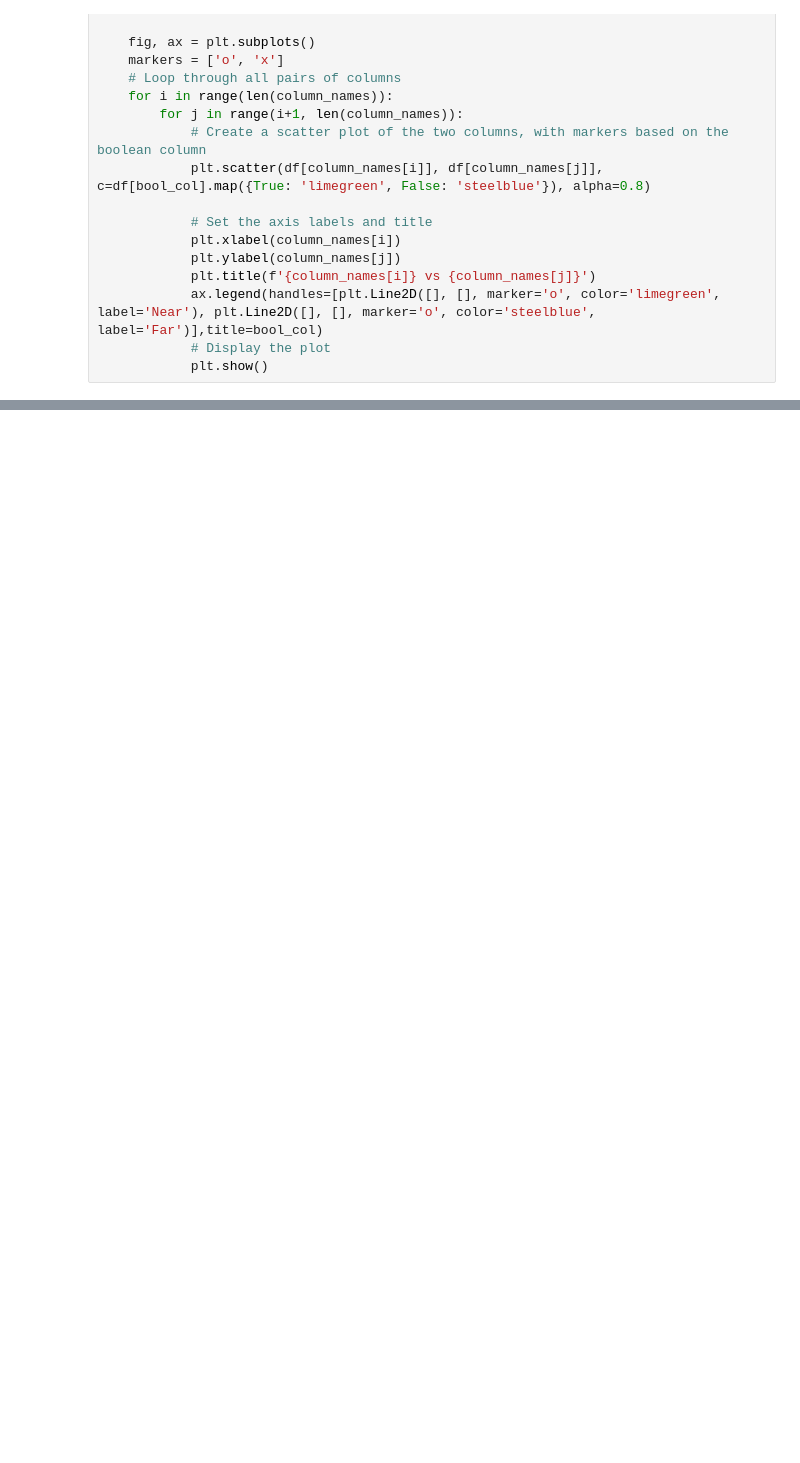
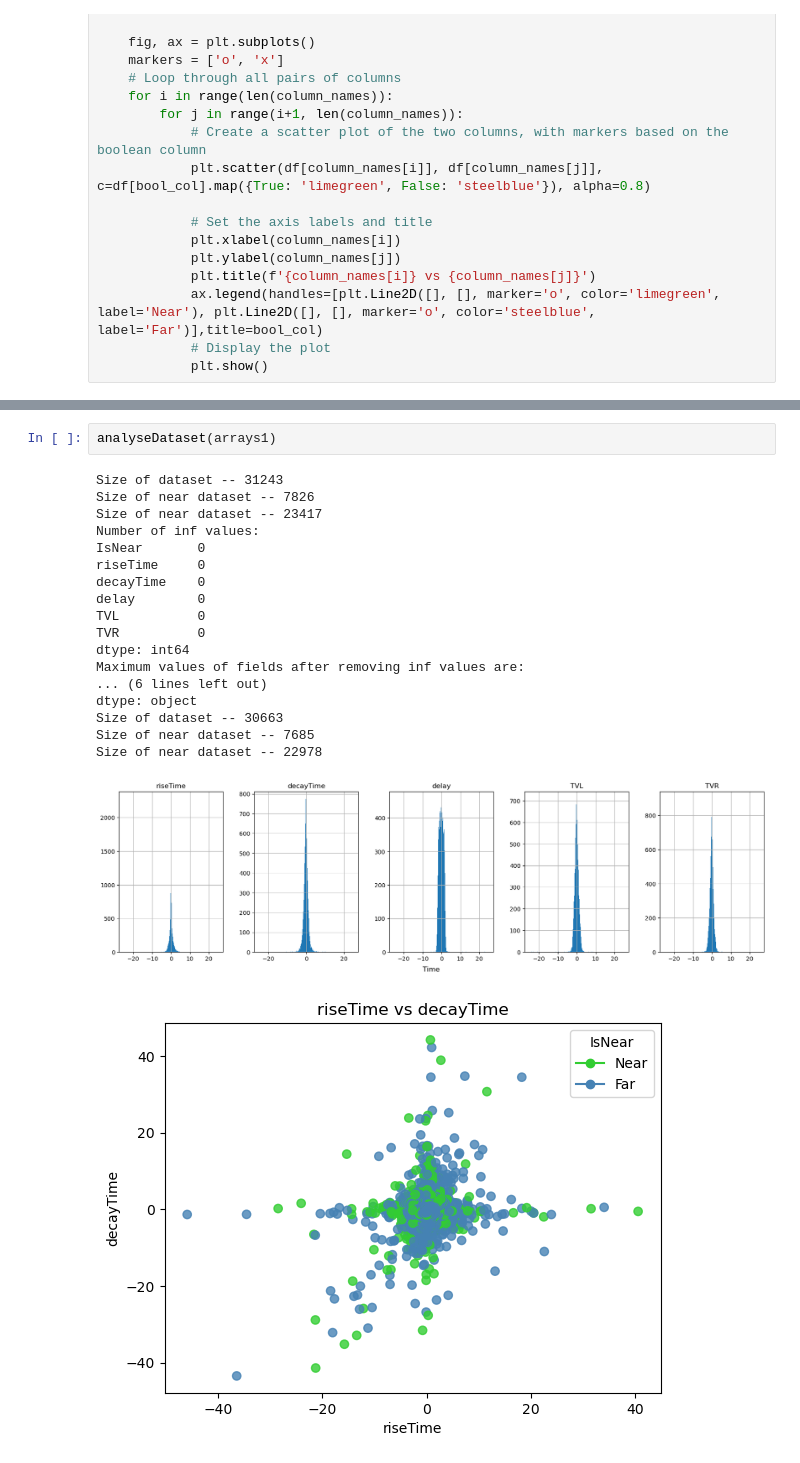
Before and after one commit to vsharma2510/Position_reconstruction, a Jupyter notebook: macros/AnalyseReducedData.ipynb, the cells around one changed output, grey strips where cells are left out. Saved outputs shown, nothing was run; the diff lists cells and outputs as text; blank space fills up the shorter version.

```diff
--- a/macros/AnalyseReducedData.ipynb
+++ b/macros/AnalyseReducedData.ipynb
@@ -139,0 +154,22 @@ dtype: object
+# %%
+analyseDataset(arrays1)
+# %% [output]
+Size of dataset -- 31243
+Size of near dataset -- 7826
+Size of near dataset -- 23417
+Number of inf values:
+IsNear       0
+riseTime     0
+decayTime    0
+delay        0
+TVL          0
+TVR          0
+dtype: int64
+Maximum values of fields after removing inf values are:
+... (6 lines left out)
+dtype: object
+Size of dataset -- 30663
+Size of near dataset -- 7685
+Size of near dataset -- 22978
+[figure, added]
+[figure, added]
```
Also changed, not shown: parts of 11 cells of this notebook.
